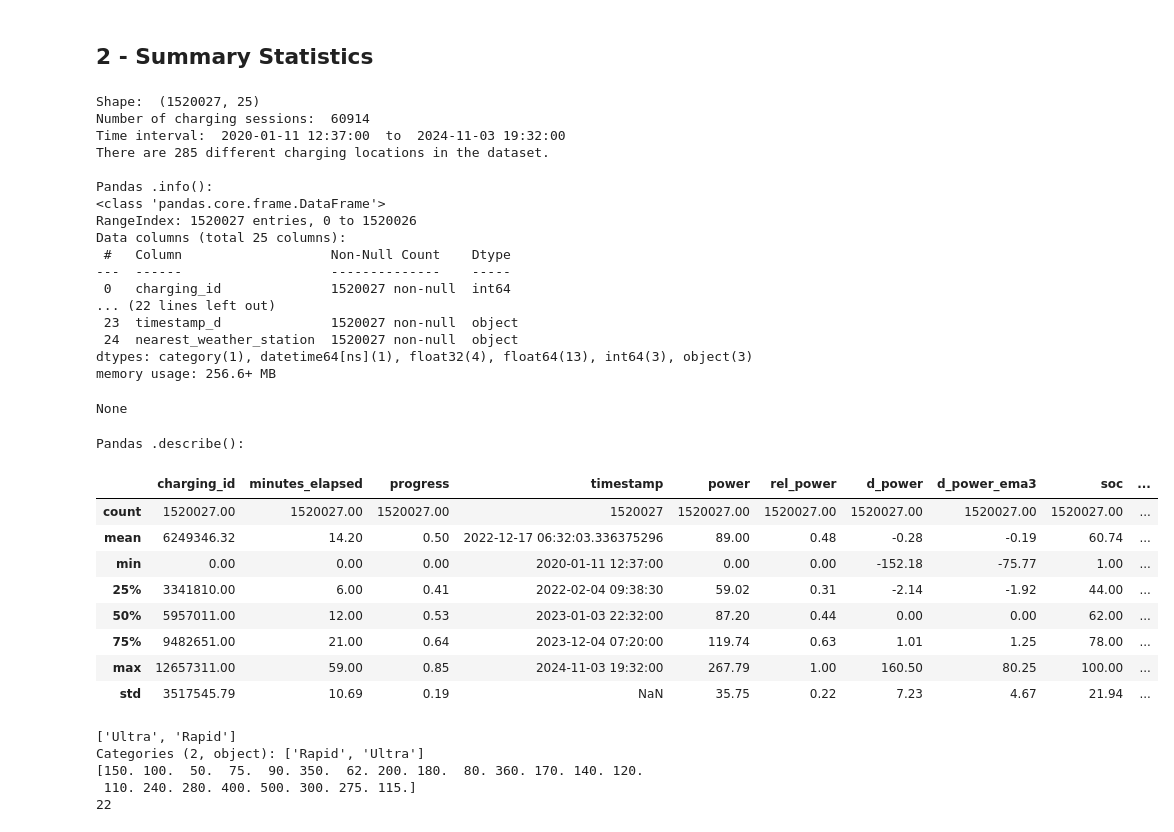
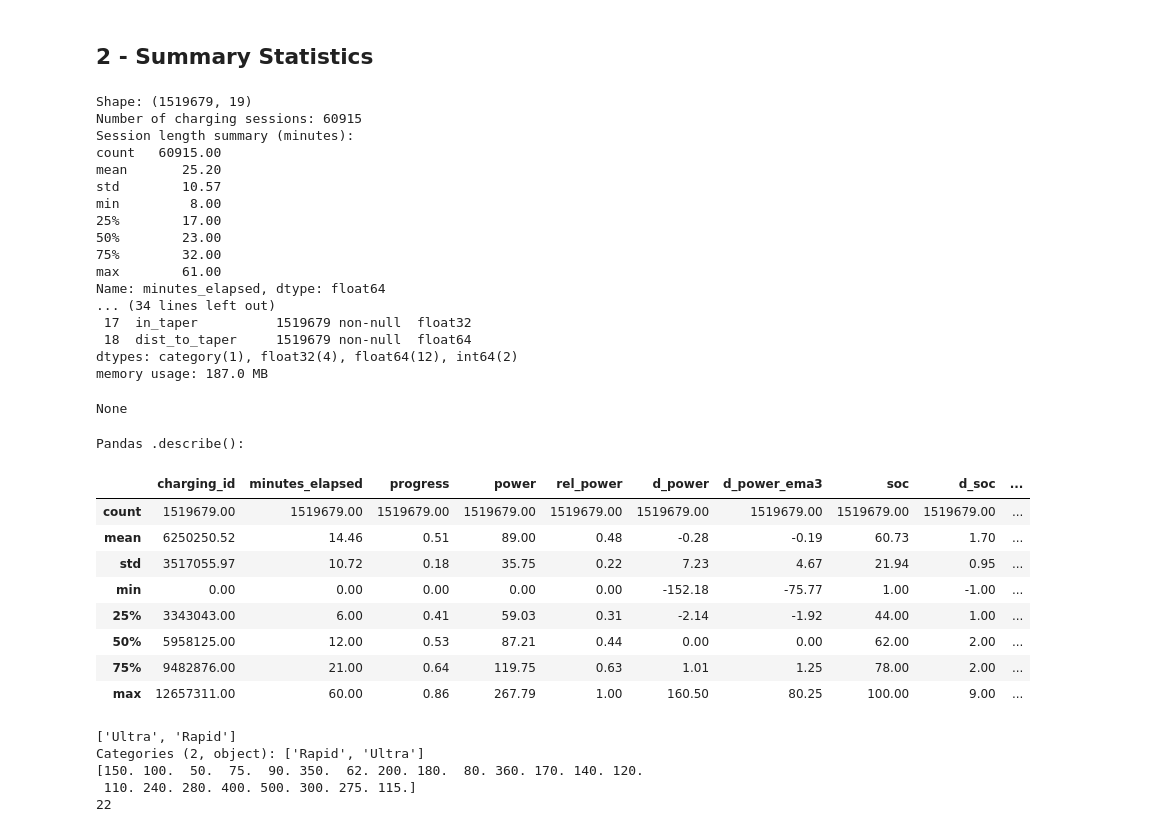
Before and after one commit to SebastianRokholt/Machine-Teaching-for-XAI--TimeSeries-Models, a Jupyter notebook: Notebooks/02__EDA.ipynb, the cells around one changed output. Drawn from its saved outputs; the diff is of its cells as text; code cells hidden in the pictures.

```diff
--- a/Notebooks/02__EDA.ipynb
+++ b/Notebooks/02__EDA.ipynb
@@ -32,6 +29,6 @@ pd.options.display.float_format = '{:.2f}'.format  # By default, display all flo
 # %% [markdown]
 ### 1.2 Load cleaned dataset
 # %%
-df = pd.read_parquet("../Data/etron55-charging-sessions.parquet")
+df = pd.read_parquet("../Data/etron55-charging-sessions-public-processed.parquet")
 df.head()
 # %% [output]
@@ -77,45 +68,50 @@ The dataset contains 1590144 measurements divided into 62,422 distinct charging
 # %% [markdown]
 ## 2 - Summary Statistics
 # %%
-# Calculate some basic descriptive metrics
-print("Shape: ", df.shape)
-print("Number of charging sessions: ", len(pd.unique(df["charging_id"])))
-print("Time interval: ", df["timestamp"].min(), " to ", df["timestamp"].max())
-unique_locations = df[["lat", "lon"]].drop_duplicates()
-print(f"There are {len(unique_locations)} different charging locations in the dataset.")
-print("\nPandas .info(): ")
+# Calculates basic descriptive metrics
+print("Shape:", df.shape)
+print("Number of charging sessions:", df["charging_id"].nunique())
+
+session_lengths = (df.groupby("charging_id", observed=False)["minutes_elapsed"].max() + 1)
+print("Session length summary (minutes):")
+print(session_lengths.describe())
+
+print("Temperature summary (°C):")
+print(df.groupby("charging_id", observed=False)["temp"].first().describe())
+
+print("\nPandas .info():")
 display(df.info())
-print("\nPandas .describe(): ")
+print("\nPandas .describe():")
 display(df.describe())
 # %% [output]
-Shape:  (1520027, 25)
-Number of charging sessions:  60914
-Time interval:  2020-01-11 12:37:00  to  2024-11-03 19:32:00
-There are 285 different charging locations in the dataset.
-
-Pandas .info():
-<class 'pandas.core.frame.DataFrame'>
-RangeIndex: 1520027 entries, 0 to 1520026
-Data columns (total 25 columns):
- #   Column                   Non-Null Count    Dtype
----  ------                   --------------    -----
- 0   charging_id              1520027 non-null  int64
-... (22 lines left out)
- 23  timestamp_d              1520027 non-null  object
- 24  nearest_weather_station  1520027 non-null  object
-dtypes: category(1), datetime64[ns](1), float32(4), float64(13), int64(3), object(3)
-memory usage: 256.6+ MB
+Shape: (1519679, 19)
+Number of charging sessions: 60915
+Session length summary (minutes):
+count   60915.00
+mean       25.20
+std        10.57
+min         8.00
+25%        17.00
+50%        23.00
+75%        32.00
+max        61.00
+Name: minutes_elapsed, dtype: float64
+... (34 lines left out)
+ 17  in_taper          1519679 non-null  float32
+ 18  dist_to_taper     1519679 non-null  float64
+dtypes: category(1), float32(4), float64(12), int64(2)
+memory usage: 187.0 MB
 None
 Pandas .describe():
-|  | charging_id | minutes_elapsed | progress | timestamp | power | rel_power | d_power | d_power_ema3 | soc | ... |
-| count | 1520027.00 | 1520027.00 | 1520027.00 | 1520027 | 1520027.00 | 1520027.00 | 1520027.00 | 1520027.00 | 1520027.00 | ... |
-| mean | 6249346.32 | 14.20 | 0.50 | 2022-12-17 06:32:03.336375296 | 89.00 | 0.48 | -0.28 | -0.19 | 60.74 | ... |
-| min | 0.00 | 0.00 | 0.00 | 2020-01-11 12:37:00 | 0.00 | 0.00 | -152.18 | -75.77 | 1.00 | ... |
-| 25% | 3341810.00 | 6.00 | 0.41 | 2022-02-04 09:38:30 | 59.02 | 0.31 | -2.14 | -1.92 | 44.00 | ... |
-| 50% | 5957011.00 | 12.00 | 0.53 | 2023-01-03 22:32:00 | 87.20 | 0.44 | 0.00 | 0.00 | 62.00 | ... |
-| 75% | 9482651.00 | 21.00 | 0.64 | 2023-12-04 07:20:00 | 119.74 | 0.63 | 1.01 | 1.25 | 78.00 | ... |
-| max | 12657311.00 | 59.00 | 0.85 | 2024-11-03 19:32:00 | 267.79 | 1.00 | 160.50 | 80.25 | 100.00 | ... |
-| std | 3517545.79 | 10.69 | 0.19 | NaN | 35.75 | 0.22 | 7.23 | 4.67 | 21.94 | ... |
+|  | charging_id | minutes_elapsed | progress | power | rel_power | d_power | d_power_ema3 | soc | d_soc | ... |
+| count | 1519679.00 | 1519679.00 | 1519679.00 | 1519679.00 | 1519679.00 | 1519679.00 | 1519679.00 | 1519679.00 | 1519679.00 | ... |
+| mean | 6250250.52 | 14.46 | 0.51 | 89.00 | 0.48 | -0.28 | -0.19 | 60.73 | 1.70 | ... |
+| std | 3517055.97 | 10.72 | 0.18 | 35.75 | 0.22 | 7.23 | 4.67 | 21.94 | 0.95 | ... |
+| min | 0.00 | 0.00 | 0.00 | 0.00 | 0.00 | -152.18 | -75.77 | 1.00 | -1.00 | ... |
+| 25% | 3343043.00 | 6.00 | 0.41 | 59.03 | 0.31 | -2.14 | -1.92 | 44.00 | 1.00 | ... |
+| 50% | 5958125.00 | 12.00 | 0.53 | 87.21 | 0.44 | 0.00 | 0.00 | 62.00 | 2.00 | ... |
+| 75% | 9482876.00 | 21.00 | 0.64 | 119.75 | 0.63 | 1.01 | 1.25 | 78.00 | 2.00 | ... |
+| max | 12657311.00 | 60.00 | 0.86 | 267.79 | 1.00 | 160.50 | 80.25 | 100.00 | 9.00 | ... |
 # %%
 print(df["charger_category"].unique())
 print(df["nominal_power"].unique())
```
Also changed, not shown: parts of 9 cells of this notebook, 10 other files.
